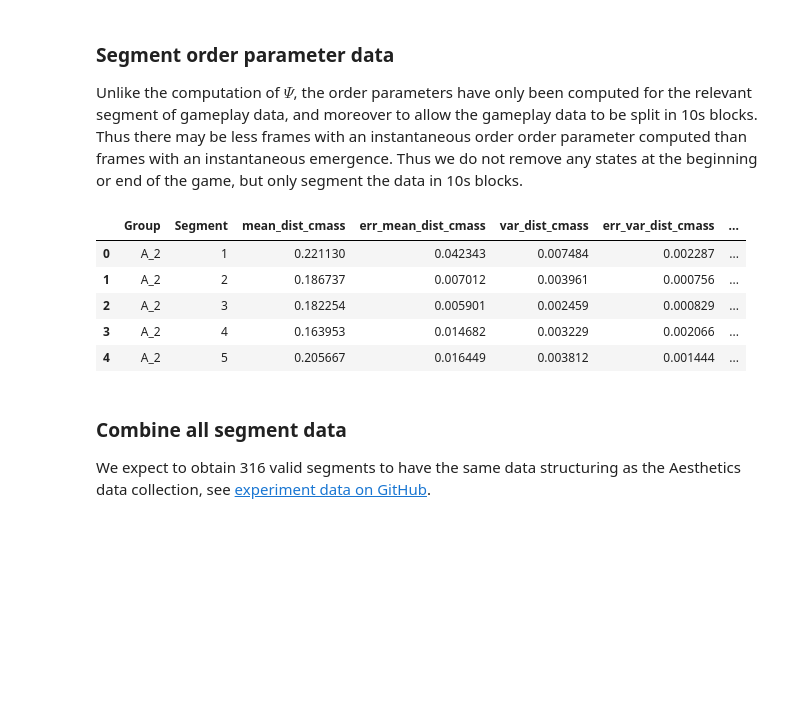
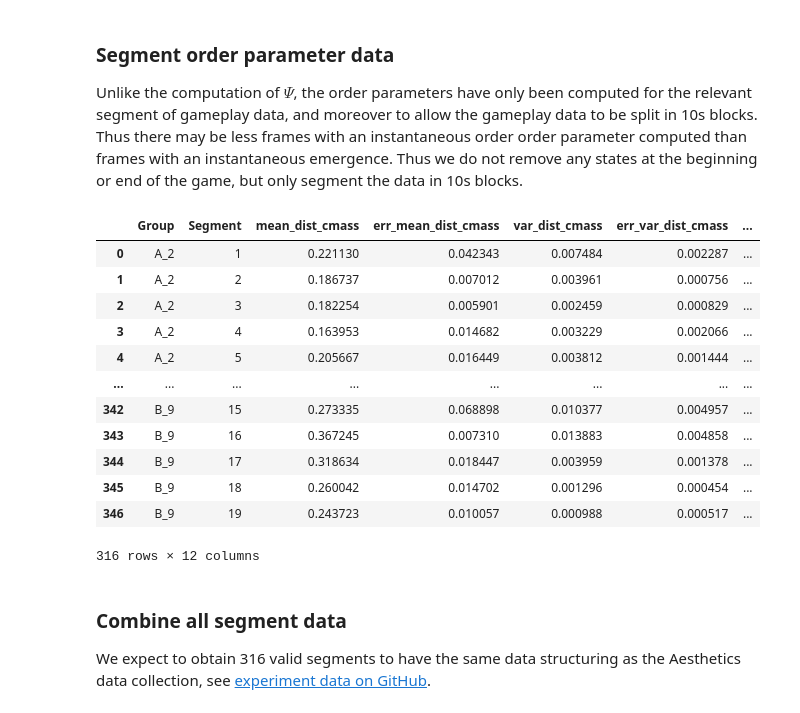
Before and after one commit to Synch-Live/DataAnalysis2022, a Jupyter notebook: analysis/playground.ipynb, the cells around one changed output. Cells and saved outputs as stored; diff of their text form; code cells hidden in the pictures; blank space fills up the shorter version.

```diff
--- a/analysis/playground.ipynb
+++ b/analysis/playground.ipynb
@@ -325,14 +325,21 @@ for g in ordp_dfs.keys():
 # %%
 df_ordp = pd.DataFrame(segment_ordp).dropna()
 # %%
-df_ordp.head()
+df_ordp
 # %% [output]
 |  | Group | Segment | mean_dist_cmass | err_mean_dist_cmass | var_dist_cmass | err_var_dist_cmass | ... |
 | 0 | A_2 | 1 | 0.221130 | 0.042343 | 0.007484 | 0.002287 | ... |
 | 1 | A_2 | 2 | 0.186737 | 0.007012 | 0.003961 | 0.000756 | ... |
 | 2 | A_2 | 3 | 0.182254 | 0.005901 | 0.002459 | 0.000829 | ... |
 | 3 | A_2 | 4 | 0.163953 | 0.014682 | 0.003229 | 0.002066 | ... |
 | 4 | A_2 | 5 | 0.205667 | 0.016449 | 0.003812 | 0.001444 | ... |
+| ... | ... | ... | ... | ... | ... | ... | ... |
+| 342 | B_9 | 15 | 0.273335 | 0.068898 | 0.010377 | 0.004957 | ... |
+| 343 | B_9 | 16 | 0.367245 | 0.007310 | 0.013883 | 0.004858 | ... |
+| 344 | B_9 | 17 | 0.318634 | 0.018447 | 0.003959 | 0.001378 | ... |
+| 345 | B_9 | 18 | 0.260042 | 0.014702 | 0.001296 | 0.000454 | ... |
+| 346 | B_9 | 19 | 0.243723 | 0.010057 | 0.000988 | 0.000517 | ... |
+316 rows × 12 columns
 # %% [markdown]
 ### Combine all segment data
 
```
Also changed, not shown: parts of 9 cells of this notebook, 1 other file.
